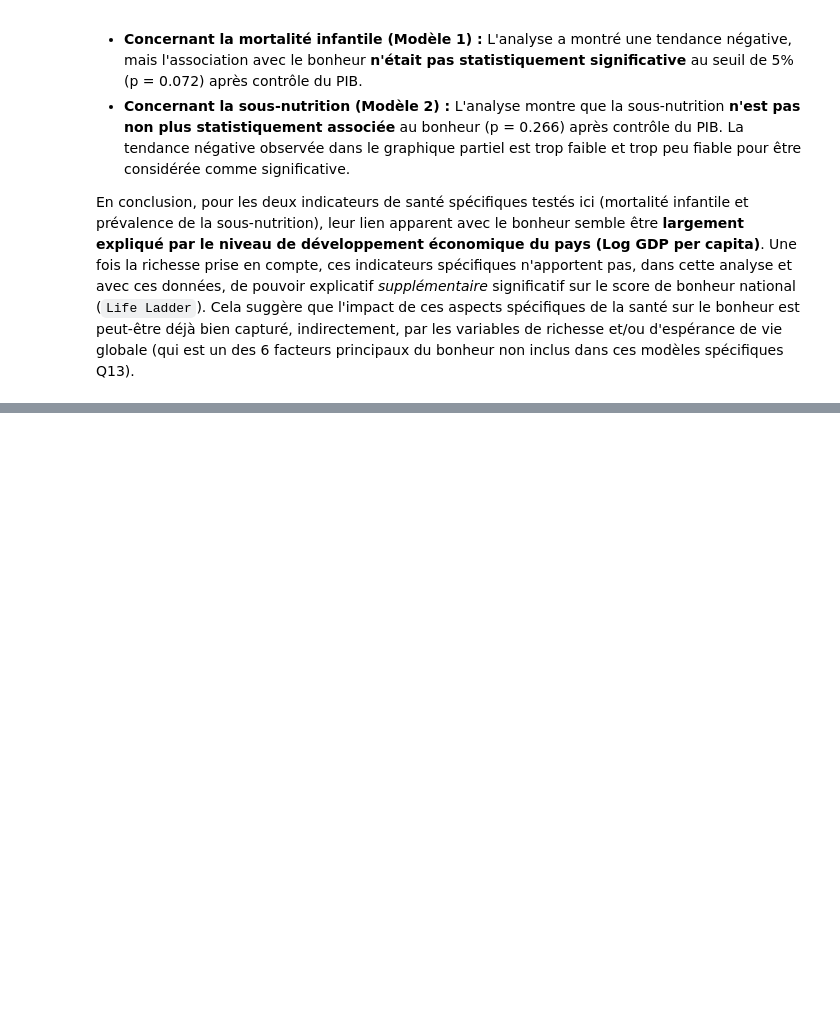
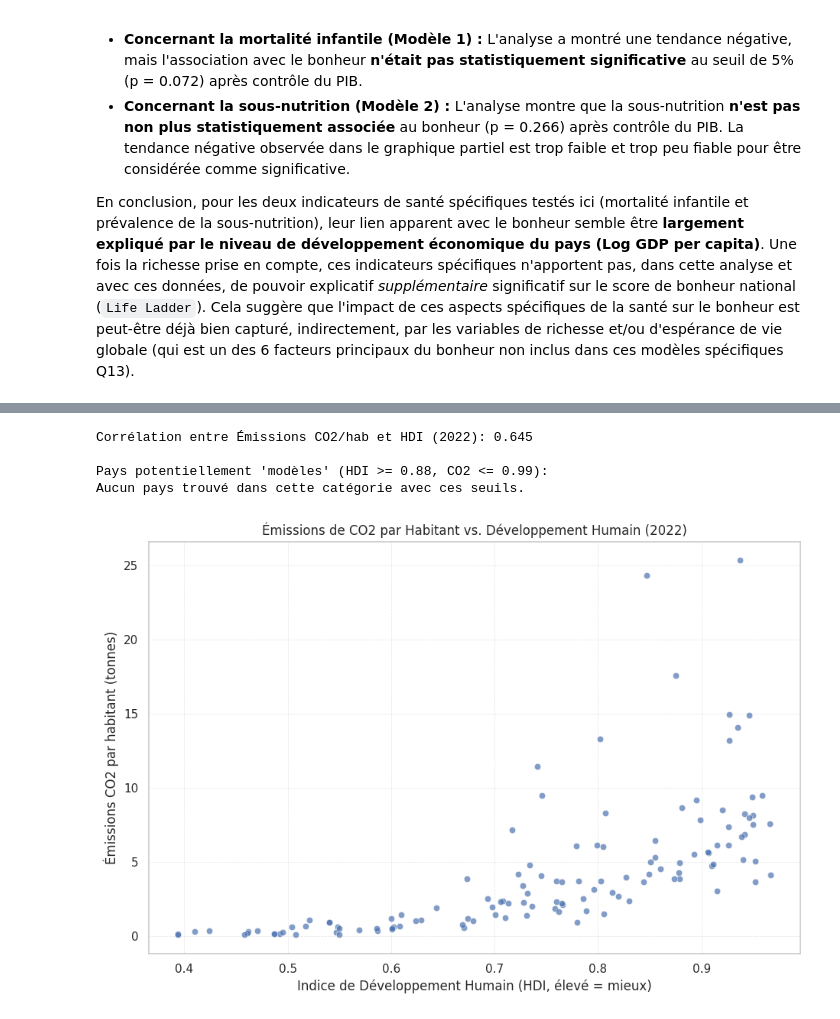
Before and after one commit to Rayane0001/world-happiness-analysis, a Jupyter notebook: analyse_rayane.ipynb, the cells around one changed output, grey strips where cells are left out. Saved outputs shown, nothing was run; the diff lists cells and outputs as text; code cells hidden in the pictures; blank space fills up the shorter version.

```diff
--- a/analyse_rayane.ipynb
+++ b/analyse_rayane.ipynb
@@ -1840,0 +1904,45 @@ En conclusion, pour les deux indicateurs de santé spécifiques testés ici (mor
+# %%
+# --- Visualisation 1 : Émissions CO2 vs Développement Humain (HDI) ---
+
+if q14_data_ready and df_q14_analysis is not None:
+
+    # Calcul corrélation
+    corr_co2_hdi = df_q14_analysis[['CO2_per_capita', 'hdi']].corr().iloc[0, 1]
+    print(f"\nCorrélation entre Émissions CO2/hab et HDI ({analysis_year}): {corr_co2_hdi:.3f}")
+
+    # Visualisation
+    plt.figure(figsize=(11, 7))
+    sns.scatterplot(data=df_q14_analysis, x='hdi', y='CO2_per_capita', alpha=0.7)
+
+    # Identifier et annoter les pays "modèles" potentiels (ex: HDI élevé / CO2 faible)
+    # Définir les seuils (ex: quartile supérieur pour HDI, quartile inférieur pour CO2)
+    hdi_q3 = df_q14_analysis['hdi'].quantile(0.75)
+    co2_q1 = df_q14_analysis['CO2_per_capita'].quantile(0.25)
+
+    models = df_q14_analysis[(df_q14_analysis['hdi'] >= hdi_q3) & (df_q14_analysis['CO2_per_capita'] <= co2_q1)]
+    print(f"\nPays potentiellement 'modèles' (HDI >= {hdi_q3:.2f}, CO2 <= {co2_q1:.2f}):")
+    if not models.empty:
+        print(models['Country'].tolist())
+        for i, row in models.iterrows():
+             plt.text(row['hdi'] + 0.005, row['CO2_per_capita'], row['Country'], fontsize=9, color='green')
+    else:
+        print("Aucun pays trouvé dans cette catégorie avec ces seuils.")
+
+    # Optionnel: Annoter aussi les "pires" (faible HDI, haut CO2) ou autres outliers
+
+    plt.title(f'Émissions de CO2 par Habitant vs. Développement Humain ({analysis_year})')
+    plt.xlabel('Indice de Développement Humain (HDI, élevé = mieux)')
+    plt.ylabel('Émissions CO2 par habitant (tonnes)')
+    plt.grid(True, linestyle=':', linewidth=0.5)
+    # Optionnel: mettre l'axe Y en log si la distribution du CO2 est très étendue
+    # plt.yscale('log')
+    plt.show()
+
+else:
+    print("Données non disponibles pour l'analyse CO2 vs HDI.")
+# %% [output]
+Corrélation entre Émissions CO2/hab et HDI (2022): 0.645
+
+Pays potentiellement 'modèles' (HDI >= 0.88, CO2 <= 0.99):
+Aucun pays trouvé dans cette catégorie avec ces seuils.
+[figure, added]
```
Also changed, not shown: parts of 8 cells of this notebook.
